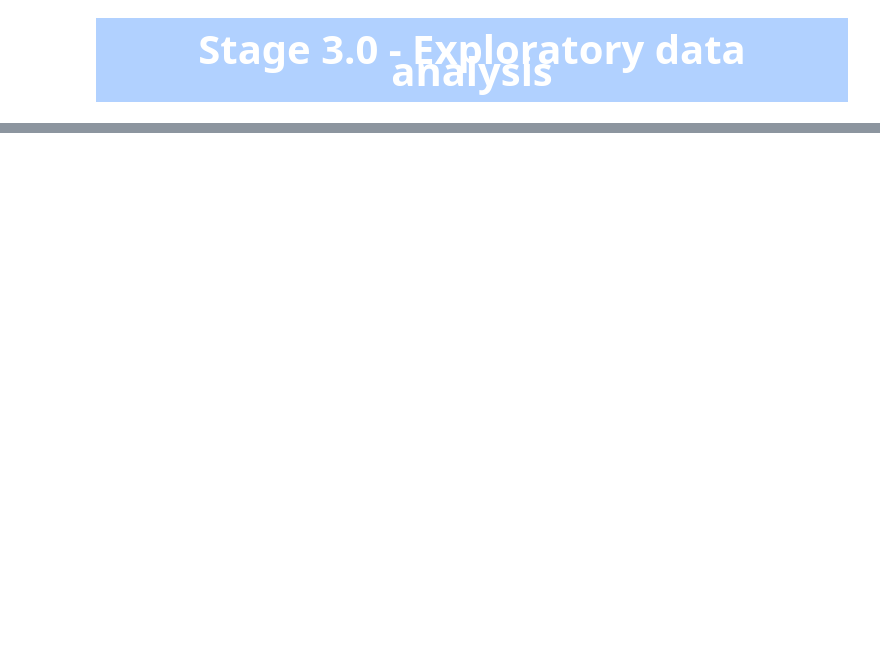
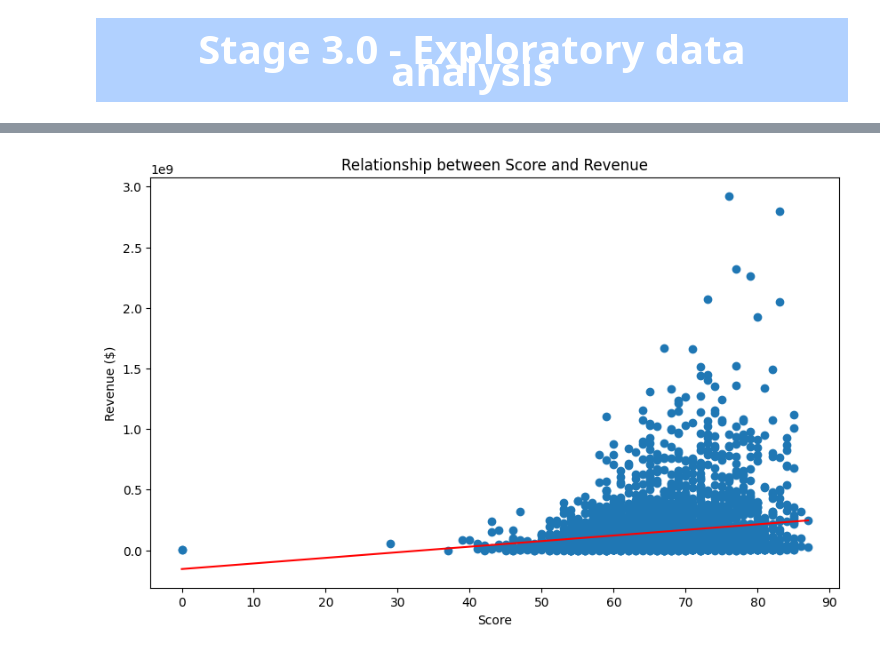
Before and after one commit to gaizzzzz/IntroToDS_FinalProject, a Jupyter notebook: notebooks/3.0-eda.ipynb, the cells around one changed output, grey strips where cells are left out. Saved outputs shown, nothing was run; the diff lists cells and outputs as text; code cells hidden in the pictures; blank space fills up the shorter version.

```diff
--- a/notebooks/3.0-eda.ipynb
+++ b/notebooks/3.0-eda.ipynb
@@ -36,5 +15,3 @@ We can now use the cleaned dataset for analysis. Thus, we first read the CSV fil
 # %%
-# YOUR CODE HERE
-cleaned_df = None
-cleaned_df=pd.read_csv("./../data/processed/21120201_europe_processed.csv")
-#raise NotImplementedError()
+data = pd.read_csv('./../data/processed.csv')
+data
@@ -504,0 +32,4 @@ plt.show()
+# %%
+df = data[['Name', 'Score', 'Revenue ($)']]
+df = df[df['Revenue ($)'].notna()]
+df
@@ -504,0 +50,17 @@ plt.show()
+# %%
+plt.figure(figsize=(10, 6))
+plt.scatter(df['Score'], df['Revenue ($)'])
+
+coefs = np.polyfit(df['Score'], df['Revenue ($)'], 1)
+line = np.poly1d(coefs)
+x = np.linspace(df['Score'].min(), df['Score'].max(), 100)
+plt.plot(x, line(x), color='red')
+
+plt.xlabel('Score')
+plt.xticks(range(int(df['Score'].min()), int(df['Score'].max()) + 10, 10))
+plt.ylabel('Revenue ($)')
+plt.title('Relationship between Score and Revenue')
+
+plt.show()
+# %% [output]
+[figure, added]
```
Also changed, not shown: parts of 58 cells of this notebook.
